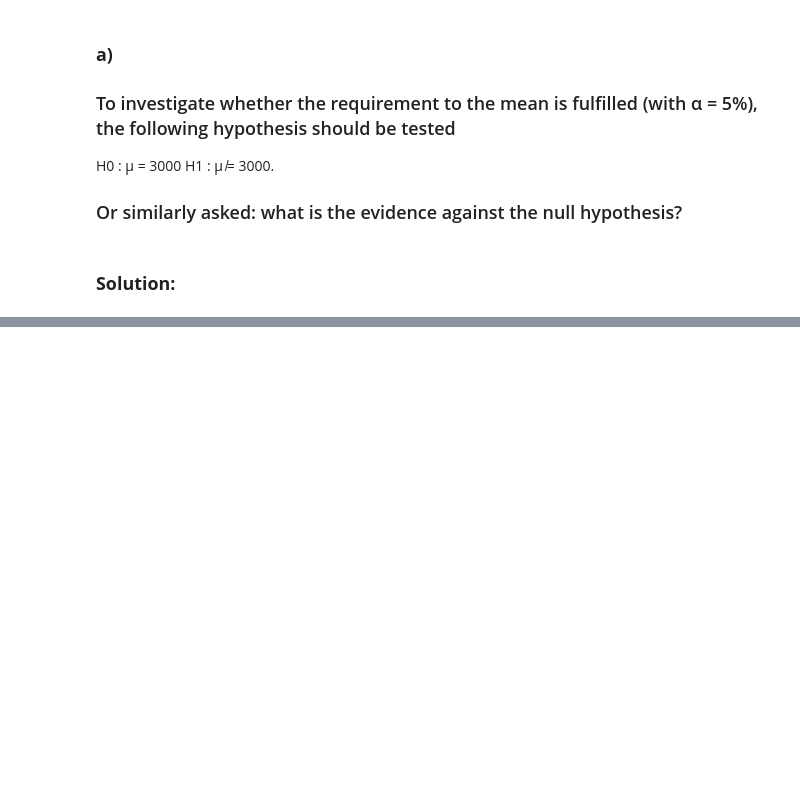
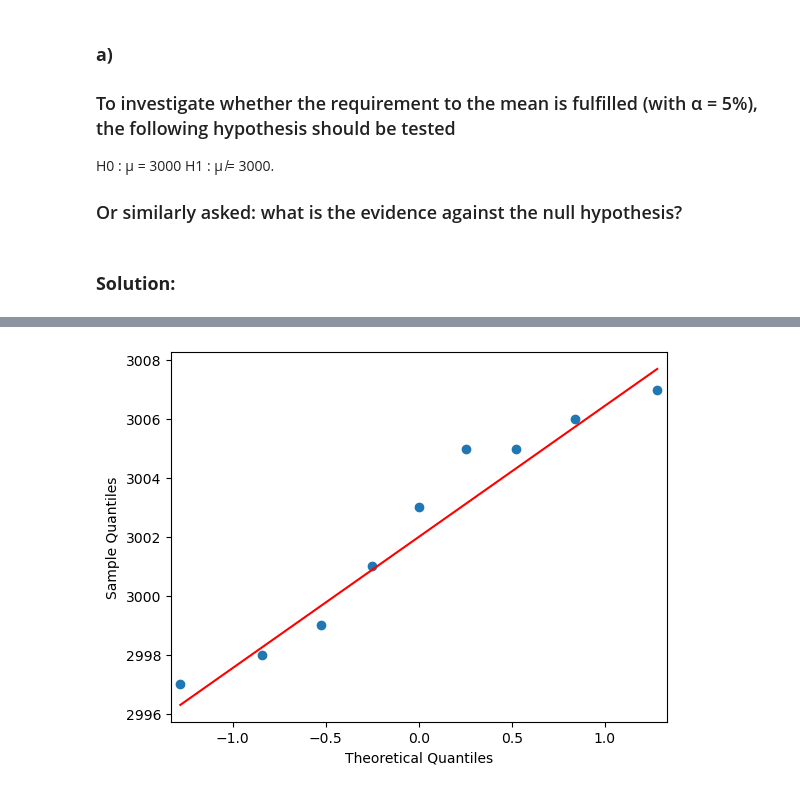
Before and after one commit to Visnuk2507/Statistics-course, a Jupyter notebook: Hypothesis testing/hypothesis_testing_exercises.ipynb, the cells around one changed output, grey strips where cells are left out. Cells and saved outputs as stored; diff of their text form; code cells hidden in the pictures; blank space fills up the shorter version.

```diff
--- a/Hypothesis testing/hypothesis_testing_exercises.ipynb
+++ b/Hypothesis testing/hypothesis_testing_exercises.ipynb
@@ -18,0 +94,6 @@ H1 : µ ̸= 3000.
+# %%
+#another solution
+sm.qqplot(x, line ='q')
+plt.show()
+# %% [output]
+[figure, added]
```
Also changed, not shown: parts of 36 cells of this notebook, 2 other files.
